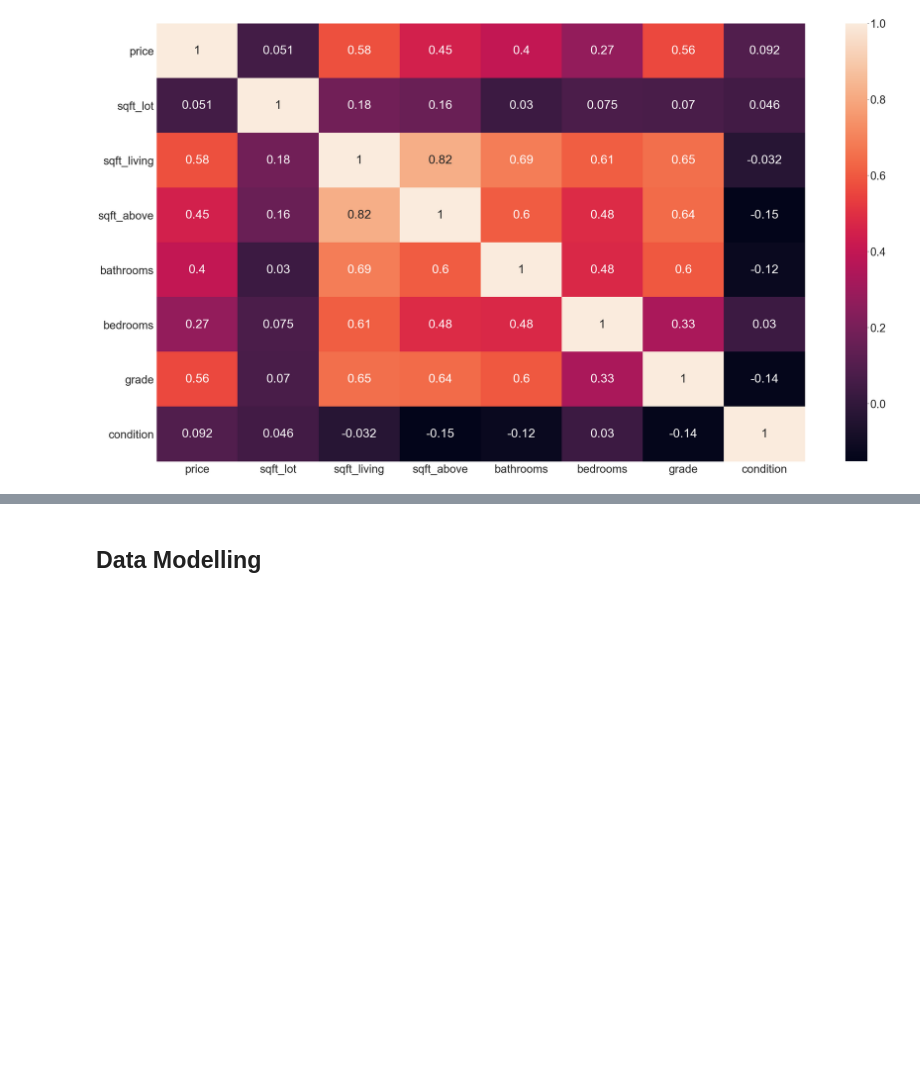
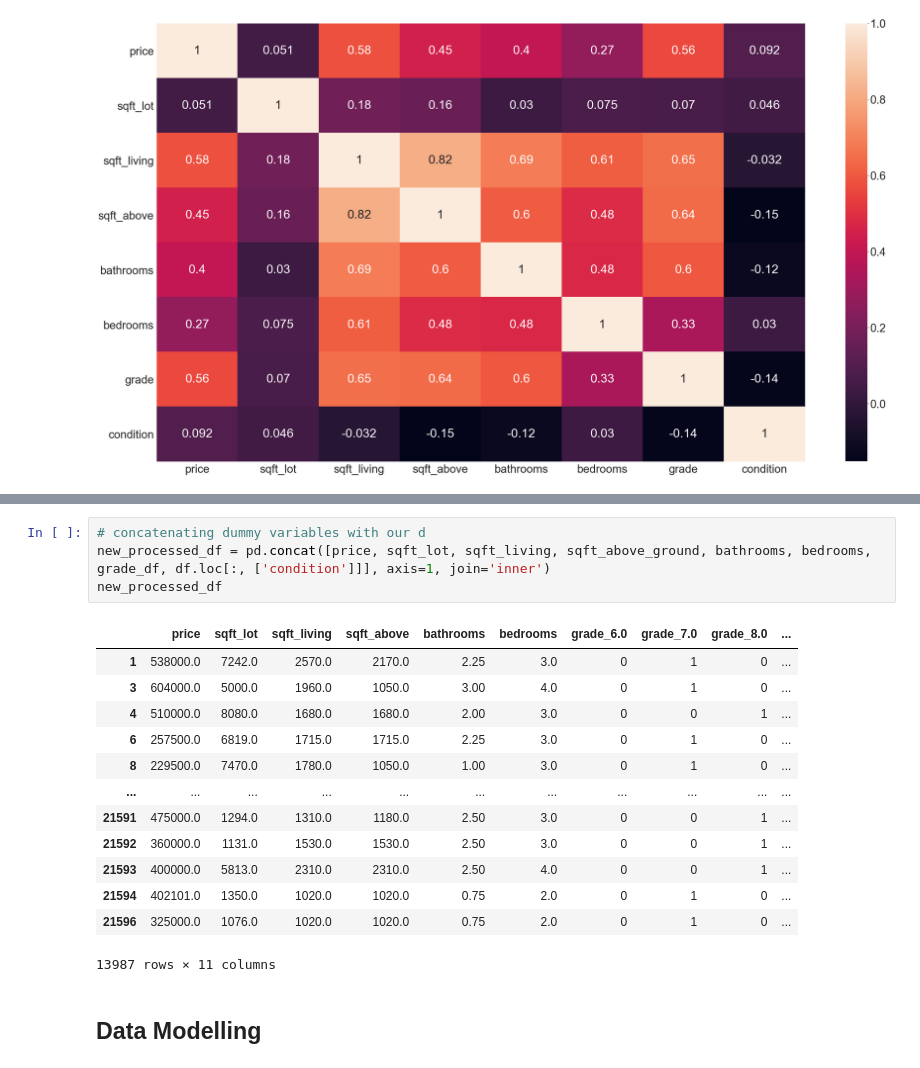
Before and after one commit to atienosonia/dsc-phase-2-project-v2-3, a Jupyter notebook: student.ipynb, the cells around one changed output, grey strips where cells are left out. Drawn from its saved outputs; the diff is of its cells as text; blank space fills up the shorter version.

```diff
--- a/student.ipynb
+++ b/student.ipynb
@@ -512,3 +557,21 @@ plt.show()
+# %%
+# concatenating dummy variables with our d
+new_processed_df = pd.concat([price, sqft_lot, sqft_living, sqft_above_ground, bathrooms, bedrooms, grade_df, df.loc[:, ['condition']]], axis=1, join='inner')
+new_processed_df
+# %% [output]
+|  | price | sqft_lot | sqft_living | sqft_above | bathrooms | bedrooms | grade_6.0 | grade_7.0 | grade_8.0 | ... |
+| 1 | 538000.0 | 7242.0 | 2570.0 | 2170.0 | 2.25 | 3.0 | 0 | 1 | 0 | ... |
+| 3 | 604000.0 | 5000.0 | 1960.0 | 1050.0 | 3.00 | 4.0 | 0 | 1 | 0 | ... |
+| 4 | 510000.0 | 8080.0 | 1680.0 | 1680.0 | 2.00 | 3.0 | 0 | 0 | 1 | ... |
+| 6 | 257500.0 | 6819.0 | 1715.0 | 1715.0 | 2.25 | 3.0 | 0 | 1 | 0 | ... |
+| 8 | 229500.0 | 7470.0 | 1780.0 | 1050.0 | 1.00 | 3.0 | 0 | 1 | 0 | ... |
+| ... | ... | ... | ... | ... | ... | ... | ... | ... | ... | ... |
+| 21591 | 475000.0 | 1294.0 | 1310.0 | 1180.0 | 2.50 | 3.0 | 0 | 0 | 1 | ... |
+| 21592 | 360000.0 | 1131.0 | 1530.0 | 1530.0 | 2.50 | 3.0 | 0 | 0 | 1 | ... |
+| 21593 | 400000.0 | 5813.0 | 2310.0 | 2310.0 | 2.50 | 4.0 | 0 | 0 | 1 | ... |
+| 21594 | 402101.0 | 1350.0 | 1020.0 | 1020.0 | 0.75 | 2.0 | 0 | 1 | 0 | ... |
+| 21596 | 325000.0 | 1076.0 | 1020.0 | 1020.0 | 0.75 | 2.0 | 0 | 1 | 0 | ... |
+13987 rows × 11 columns
 # %% [markdown]
 ## Data Modelling
 # %% [markdown]
```
Also changed, not shown: parts of 35 cells of this notebook.
